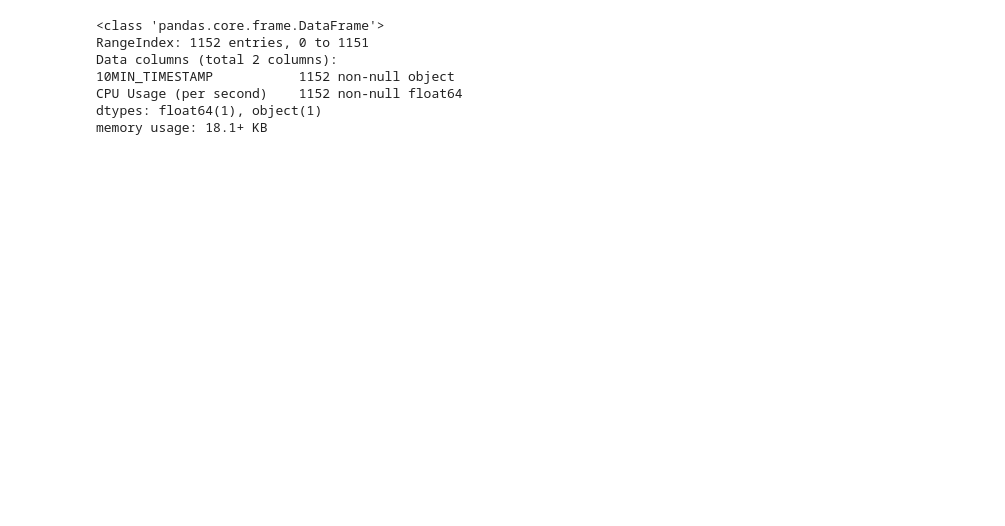
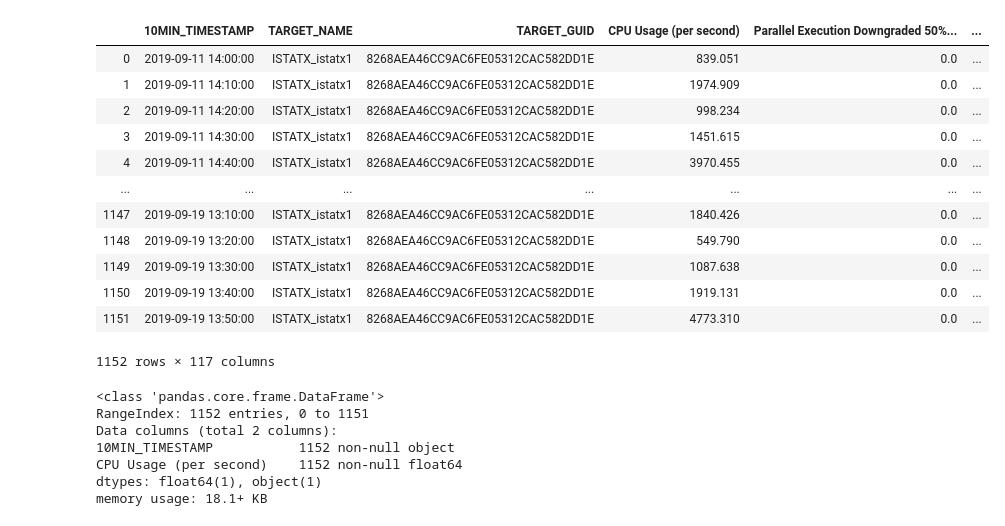
Before and after one commit to Sultanow/dc_cubes, a Jupyter notebook: backend/ML-Models/prophet.ipynb, the cells around one changed output. Saved outputs shown, nothing was run; the diff lists cells and outputs as text; code cells hidden in the pictures; blank space fills up the shorter version.

```diff
--- a/backend/ML-Models/prophet.ipynb
+++ b/backend/ML-Models/prophet.ipynb
@@ -2,4 +2,20 @@
 import pandas as pd
 from fbprophet import Prophet
 df = pd.read_csv('ISTATX_transformed.csv')
+# %%
+df
+# %% [output]
+|  | 10MIN_TIMESTAMP | TARGET_NAME | TARGET_GUID | CPU Usage (per second) | Parallel Execution Downgraded 50%... | ... |
+| 0 | 2019-09-11 14:00:00 | ISTATX_istatx1 | 8268AEA46CC9AC6FE05312CAC582DD1E | 839.051 | 0.0 | ... |
+| 1 | 2019-09-11 14:10:00 | ISTATX_istatx1 | 8268AEA46CC9AC6FE05312CAC582DD1E | 1974.909 | 0.0 | ... |
+| 2 | 2019-09-11 14:20:00 | ISTATX_istatx1 | 8268AEA46CC9AC6FE05312CAC582DD1E | 998.234 | 0.0 | ... |
+| 3 | 2019-09-11 14:30:00 | ISTATX_istatx1 | 8268AEA46CC9AC6FE05312CAC582DD1E | 1451.615 | 0.0 | ... |
+| 4 | 2019-09-11 14:40:00 | ISTATX_istatx1 | 8268AEA46CC9AC6FE05312CAC582DD1E | 3970.455 | 0.0 | ... |
+| ... | ... | ... | ... | ... | ... | ... |
+| 1147 | 2019-09-19 13:10:00 | ISTATX_istatx1 | 8268AEA46CC9AC6FE05312CAC582DD1E | 1840.426 | 0.0 | ... |
+| 1148 | 2019-09-19 13:20:00 | ISTATX_istatx1 | 8268AEA46CC9AC6FE05312CAC582DD1E | 549.790 | 0.0 | ... |
+| 1149 | 2019-09-19 13:30:00 | ISTATX_istatx1 | 8268AEA46CC9AC6FE05312CAC582DD1E | 1087.638 | 0.0 | ... |
+| 1150 | 2019-09-19 13:40:00 | ISTATX_istatx1 | 8268AEA46CC9AC6FE05312CAC582DD1E | 1919.131 | 0.0 | ... |
+| 1151 | 2019-09-19 13:50:00 | ISTATX_istatx1 | 8268AEA46CC9AC6FE05312CAC582DD1E | 4773.310 | 0.0 | ... |
+1152 rows × 117 columns
 # %%
```
Also changed, not shown: parts of 9 cells of this notebook.
